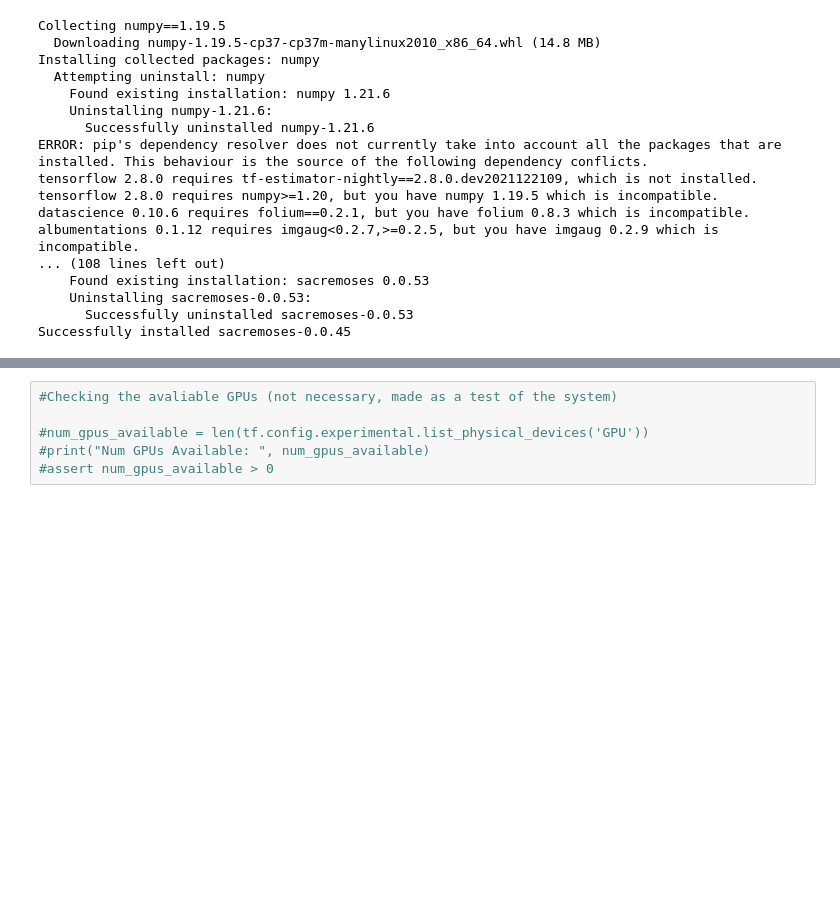
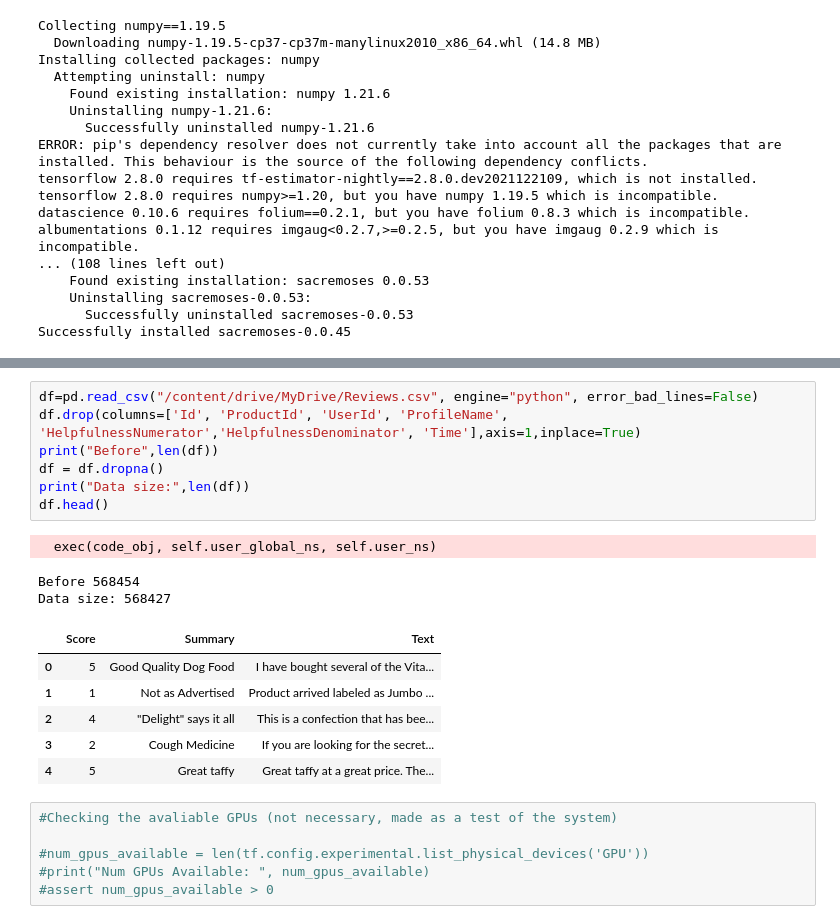
Before and after one commit to eshmaneva/DS-Practical, a Jupyter notebook: Classification.ipynb, the cells around one changed output, grey strips where cells are left out. Cells and saved outputs as stored; diff of their text form; blank space fills up the shorter version.

```diff
--- a/Classification.ipynb
+++ b/Classification.ipynb
@@ -57,3 +57,20 @@ from sklearn.model_selection import StratifiedShuffleSplit
+# %%
+df=pd.read_csv("/content/drive/MyDrive/Reviews.csv", engine="python", error_bad_lines=False)
+df.drop(columns=['Id', 'ProductId', 'UserId', 'ProfileName', 'HelpfulnessNumerator','HelpfulnessDenominator', 'Time'],axis=1,inplace=True)
+print("Before",len(df))
+df = df.dropna()
+print("Data size:",len(df))
+df.head()
+# %% [output]
+  exec(code_obj, self.user_global_ns, self.user_ns)
+Before 568454
+Data size: 568427
+|  | Score | Summary | Text |
+| 0 | 5 | Good Quality Dog Food | I have bought several of the Vita... |
+| 1 | 1 | Not as Advertised | Product arrived labeled as Jumbo ... |
+| 2 | 4 | "Delight" says it all | This is a confection that has bee... |
+| 3 | 2 | Cough Medicine | If you are looking for the secret... |
+| 4 | 5 | Great taffy | Great taffy at a great price. The... |
 # %%
 #Checking the avaliable GPUs (not necessary, made as a test of the system)
 
```
Also changed, not shown: parts of 17 cells of this notebook.
